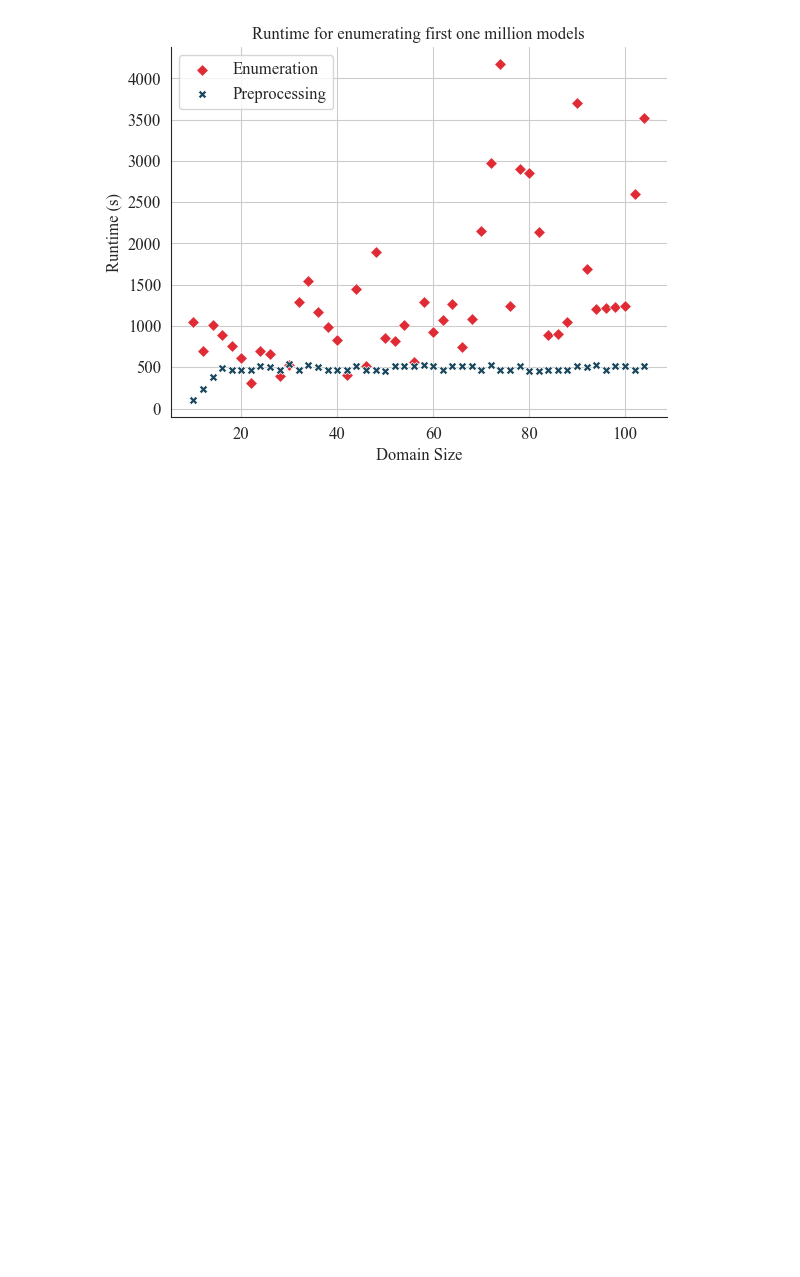
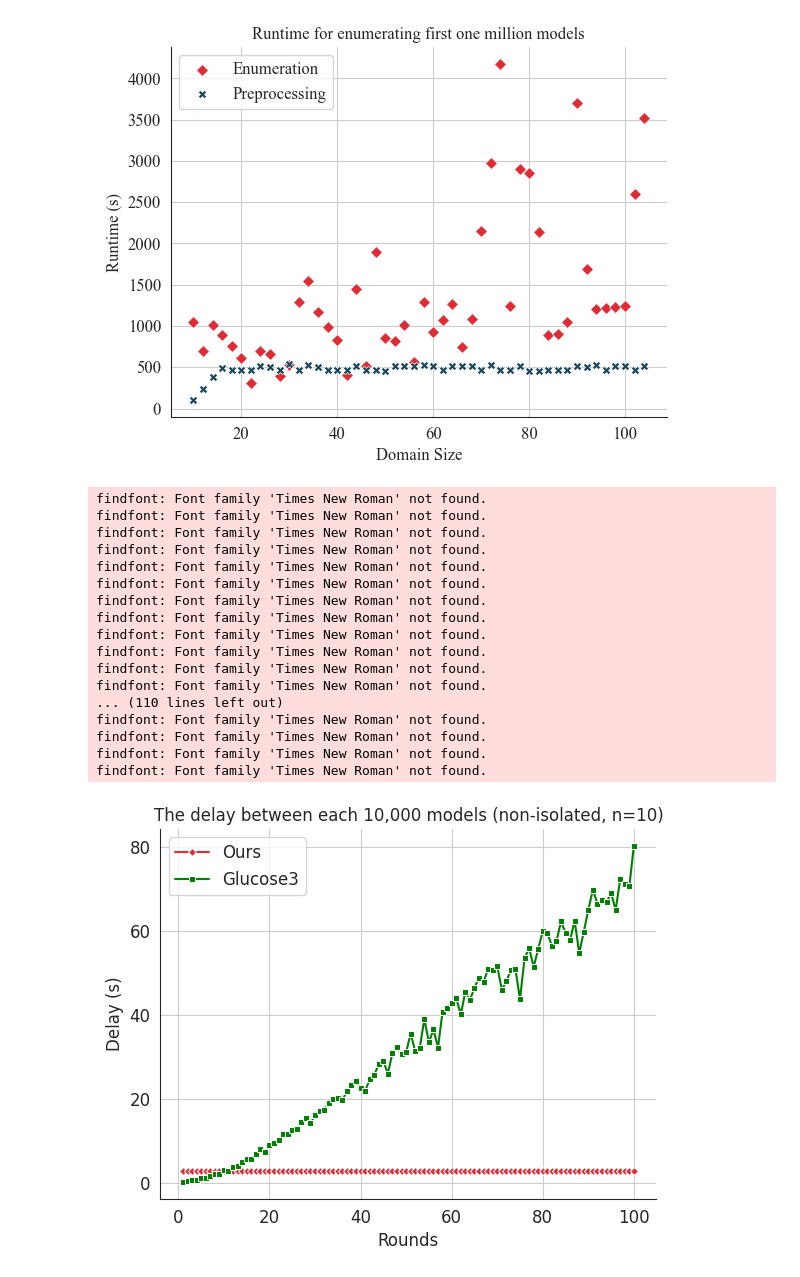
Before and after one commit to MengQiaolan/counting_fo2, a Jupyter notebook: figure.ipynb, the cells around one changed output. Saved outputs shown, nothing was run; the diff lists cells and outputs as text; code cells hidden in the pictures; blank space fills up the shorter version.

```diff
--- a/figure.ipynb
+++ b/figure.ipynb
@@ -94,3 +215,64 @@ plt.savefig(res_file + ".pdf")
 # %% [output]
 y = 0.069x^2 + 9.735x + 523.598
 [figure]
+# %%
+import numpy as np
+import seaborn as sns
+import matplotlib.pyplot as plt
+import pandas as pd
+
+from matplotlib.font_manager import FontProperties
+font = FontProperties(family='Times New Roman', size=12)
+
+res_1 = "/home/mengqiaolan/counting_fo2/models/enum/noniso-delay"
+res_2 = "/home/mengqiaolan/counting_fo2/models/enum/pysat-non-iso-delay"
+res_1 = pd.read_csv(res_1, header=None, names=['i', 'model_cnt', 'total_time', 'residual'])
+res_2 = pd.read_csv(res_2, header=None, names=['i', 'model_cnt', 'total_time', 'residual'])
+
+x = np.array(res_1['i'])
+y_1 = np.array(res_1['residual'])
+y_2 = np.array(res_2['residual'])
+
+
+df_1 = pd.DataFrame({'i': x, 'delay': y_1})
+df_2 = pd.DataFrame({'i': x, 'delay': y_2})
+
+# plt.figure(figsize=(12, 6))
+
+sns.lineplot(data=df_1, x='i', y='delay', color='#e02b35', marker='D', markersize=4, label='Ours')
+sns.lineplot(data=df_2, x='i', y='delay', color='green', marker='s', markersize=4, label='Glucose3')
+
+
+sns.set_style("white")
+sns.despine(left=False, bottom=False)
+
+plt.title('The delay between each 10,000 models (non-isolated, n=10)', fontproperties=font)
+plt.xticks([0, 20, 40, 60, 80, 100], fontproperties=font)
+plt.yticks([0, 20, 40, 60, 80], fontproperties=font)
+plt.xlabel('Rounds', fontproperties=font)
+plt.ylabel('Delay (s)', fontproperties=font)
+# plt.legend(prop=font, ncol=3)
+plt.legend(prop=font)
+
+plt.grid(True)
+
+plt.savefig(res_file + ".delay.pdf")
+# %% [output]
+findfont: Font family 'Times New Roman' not found.
+findfont: Font family 'Times New Roman' not found.
+findfont: Font family 'Times New Roman' not found.
+findfont: Font family 'Times New Roman' not found.
+findfont: Font family 'Times New Roman' not found.
+findfont: Font family 'Times New Roman' not found.
+findfont: Font family 'Times New Roman' not found.
+findfont: Font family 'Times New Roman' not found.
+findfont: Font family 'Times New Roman' not found.
+findfont: Font family 'Times New Roman' not found.
+findfont: Font family 'Times New Roman' not found.
+findfont: Font family 'Times New Roman' not found.
+... (110 lines left out)
+findfont: Font family 'Times New Roman' not found.
+findfont: Font family 'Times New Roman' not found.
+findfont: Font family 'Times New Roman' not found.
+findfont: Font family 'Times New Roman' not found.
+[figure, added]
```
Also changed, not shown: parts of 4 cells of this notebook, 25 other files.
